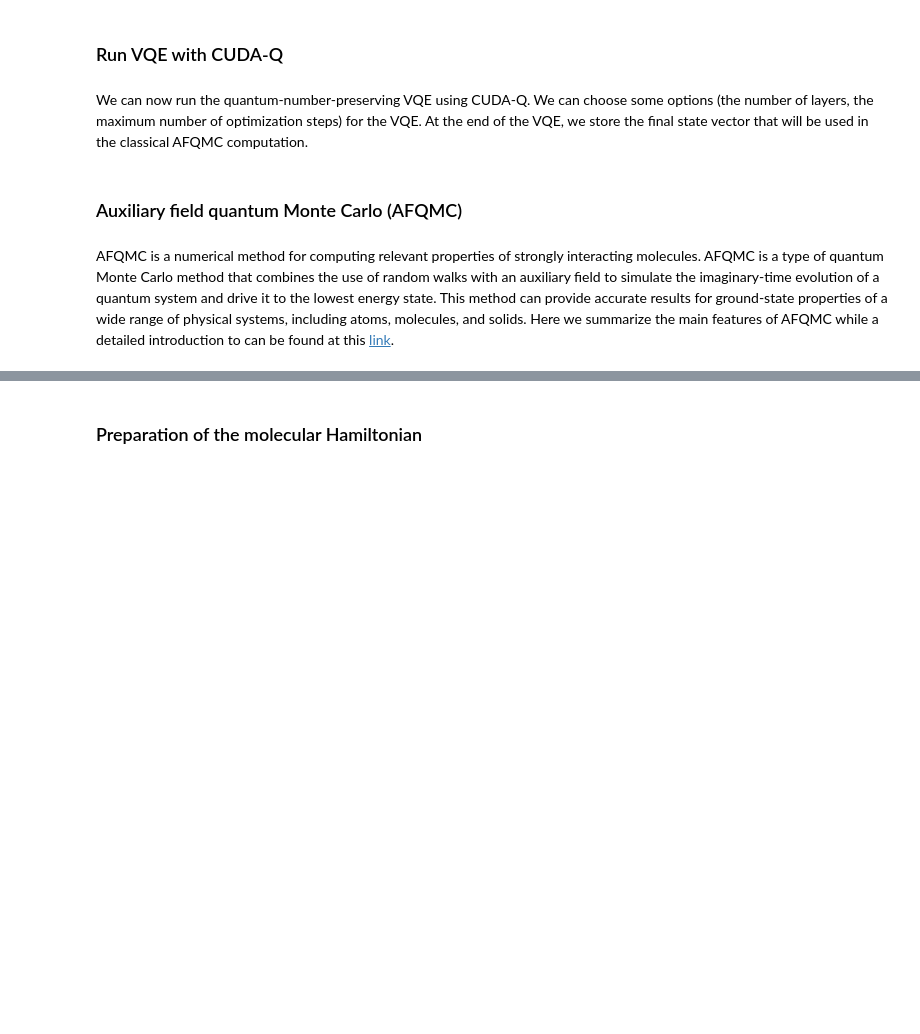
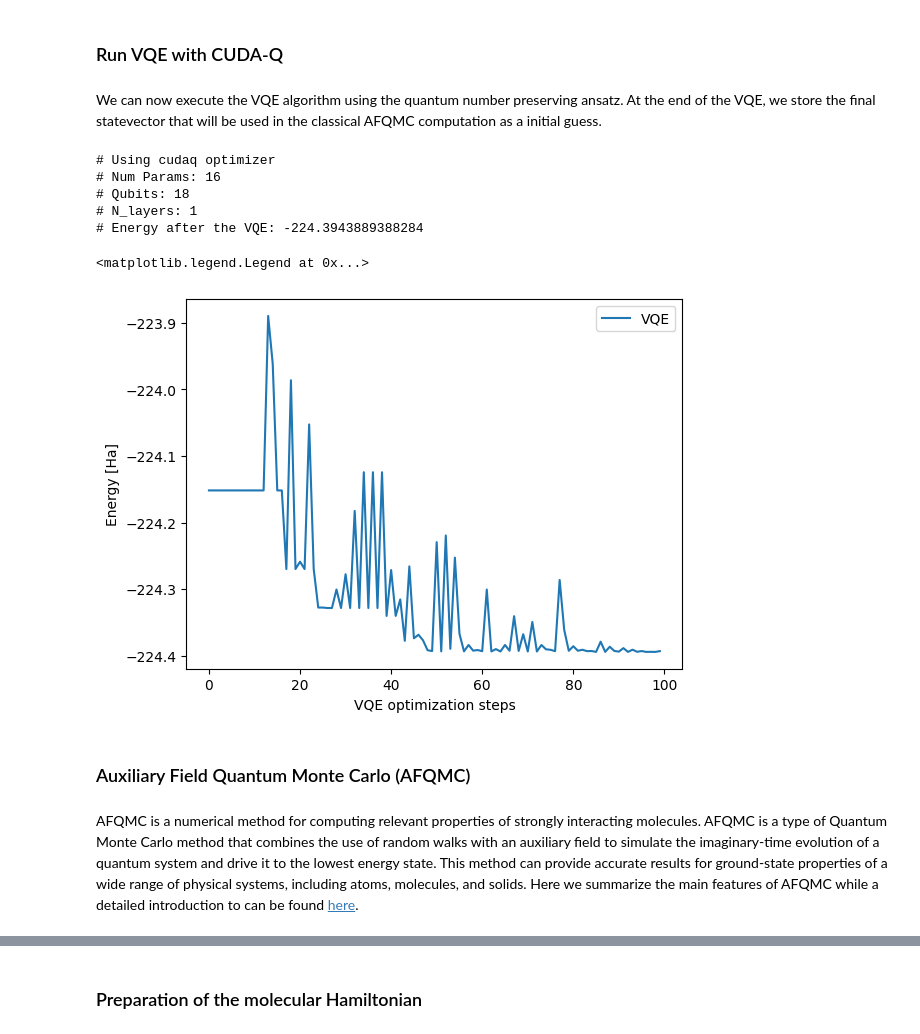
Before and after one commit to davidev886/hybrid_workflow_mwe, a Jupyter notebook: afqmc.ipynb, the cells around one changed output, grey strips where cells are left out. Saved outputs shown, nothing was run; the diff lists cells and outputs as text; code cells hidden in the pictures; blank space fills up the shorter version.

```diff
--- a/afqmc.ipynb
+++ b/afqmc.ipynb
@@ -53,26 +83,25 @@ Here we choose an active space made by 5 orbitals and we populate them with 5 el
 # %%
-# Define the active space
-num_active_orbitals = 5
-num_active_electrons = 5
+# Run a casci simulation for computing the Hamiltonian in the active space
 
-# Run a casci simulation for computing the Hamiltonian in the active space
-my_casci = mcscf.CASCI(hartee_fock, num_active_orbitals, num_active_electrons)
-ss = (molecule.spin / 2 * (molecule.spin / 2 + 1))
-my_casci.fix_spin_(ss=ss)
+casci = mcscf.CASCI(hartee_fock, num_active_orbitals, num_active_electrons)
+casci.fix_spin_(ss = (molecule.spin / 2 * (molecule.spin / 2 + 1)))
 
-e_tot, e_cas, fcivec, mo_output, mo_energy = my_casci.kernel()
+#Executes the kernel to compute the hamiltonian in the active space
+casci.kernel()
 
-# Compute the one-body (h1) and two-body integrals (tbi)
-h1, energy_core = my_casci.get_h1eff()
-h2 = my_casci.get_h2eff()
+# Compute the one-body (h1) and two-body integrals (tbi) as shown in equation 1
+h1, energy_core = casci.get_h1eff()
+
+h2 = casci.get_h2eff()
 h2_no_symmetry = ao2mo.restore('1', h2, num_active_orbitals)
-tbi = np.asarray(h2_no_symmetry.transpose(0, 2, 3, 1), order='C')
+
+tbi = np.asarray(h2_no_symmetry.transpose(0, 2, 3, 1), order='C')  #V_pqrs
 
 # Compute the Hamiltonian and convert it to a CUDA-Q operator
 mol_ham = generate_hamiltonian(h1, tbi, energy_core.item())
 jw_hamiltonian = jordan_wigner(mol_ham)
-hamiltonian_cudaq, energy_core = get_cudaq_hamiltonian(jw_hamiltonian)
+hamiltonian, constant = get_cudaq_hamiltonian(jw_hamiltonian)
 # %% [markdown]
 ### Run VQE with CUDA-Q
 # %% [markdown]
-We can now run the quantum-number-preserving VQE using CUDA-Q. We can choose some options (the number of layers, the maximum number of optimization steps) for the VQE. At the end of the VQE, we store the final state vector that will be used in the classical AFQMC computation.
+We can now execute the VQE algorithm using the quantum number preserving ansatz. At the end of the VQE, we store the final statevector that will be used in the classical AFQMC computation as a initial guess.
@@ -84,34 +109,44 @@ from src.utils_ipie import get_coeff_wf, gen_ipie_input_from_pyscf_chk
 # Define some options for the VQE
 options = {'n_vqe_layers': 1,
            'maxiter': 100,
-           'energy_core': energy_core,
+           'energy_core': constant,
            'return_final_state_vec': True}
 
 n_qubits = 2 * num_active_orbitals
-vqe = VqeQnp(n_qubits=n_qubits,
+
+vqe = VQE(n_qubits=n_qubits,
              num_active_electrons=num_active_electrons,
              spin=spin,
              options=options)
 
-results = vqe.run_vqe_cudaq(hamiltonian_cudaq)
+results = vqe.execute(hamiltonian)
 
 # Best energy from VQE
-energy_optimized = results['energy_optimized']
+optimized_energy = results['energy_optimized']
 
 # Final state vector
 final_state_vector = results["state_vec"]
 
 # List with the energies for all the optimization iterations
-energies_vqe = results["callback_energies"]
+vqe_energies = results["callback_energies"]
+# %% [output]
+# Using cudaq optimizer
+# Num Params: 16
+# Qubits: 18
+# N_layers: 1
+# Energy after the VQE: -224.3943889388284
 # %%
 plt.xlabel("VQE optimization steps")
 plt.ylabel("Energy [Ha]")
-plt.plot(energies_vqe, label="VQE")
+plt.plot(vqe_energies, label="VQE")
 plt.legend()
+# %% [output]
+<matplotlib.legend.Legend at 0x...>
+[figure, added]
 # %% [markdown]
-### Auxiliary field quantum Monte Carlo (AFQMC)
+### Auxiliary Field Quantum Monte Carlo (AFQMC)
 # %% [markdown]
-AFQMC is a numerical method for computing relevant properties of strongly interacting molecules. AFQMC is a type of quantum Monte Carlo method that combines the use of random walks with an auxiliary field to simulate the imaginary-time evolution of a quantum system and drive it to the lowest energy state. This method can provide accurate results for ground-state properties of a wide range of physical systems, including atoms, molecules, and solids. Here we summarize the main features of AFQMC while a detailed introduction to can be found at this [link](https://www.cond-mat.de/events/correl13/manuscripts/zhang.pdf).
+AFQMC is a numerical method for computing relevant properties of strongly interacting molecules. AFQMC is a type of Quantum Monte Carlo method that combines the use of random walks with an auxiliary field to simulate the imaginary-time evolution of a quantum system and drive it to the lowest energy state. This method can provide accurate results for ground-state properties of a wide range of physical systems, including atoms, molecules, and solids. Here we summarize the main features of AFQMC while a detailed introduction to can be found [here](https://www.cond-mat.de/events/correl13/manuscripts/zhang.pdf).
 # %% [markdown]
 We consider the electronic Hamiltonian in the second quantization
 \begin{equation}
```
Also changed, not shown: parts of 21 cells of this notebook, 9 other files.
